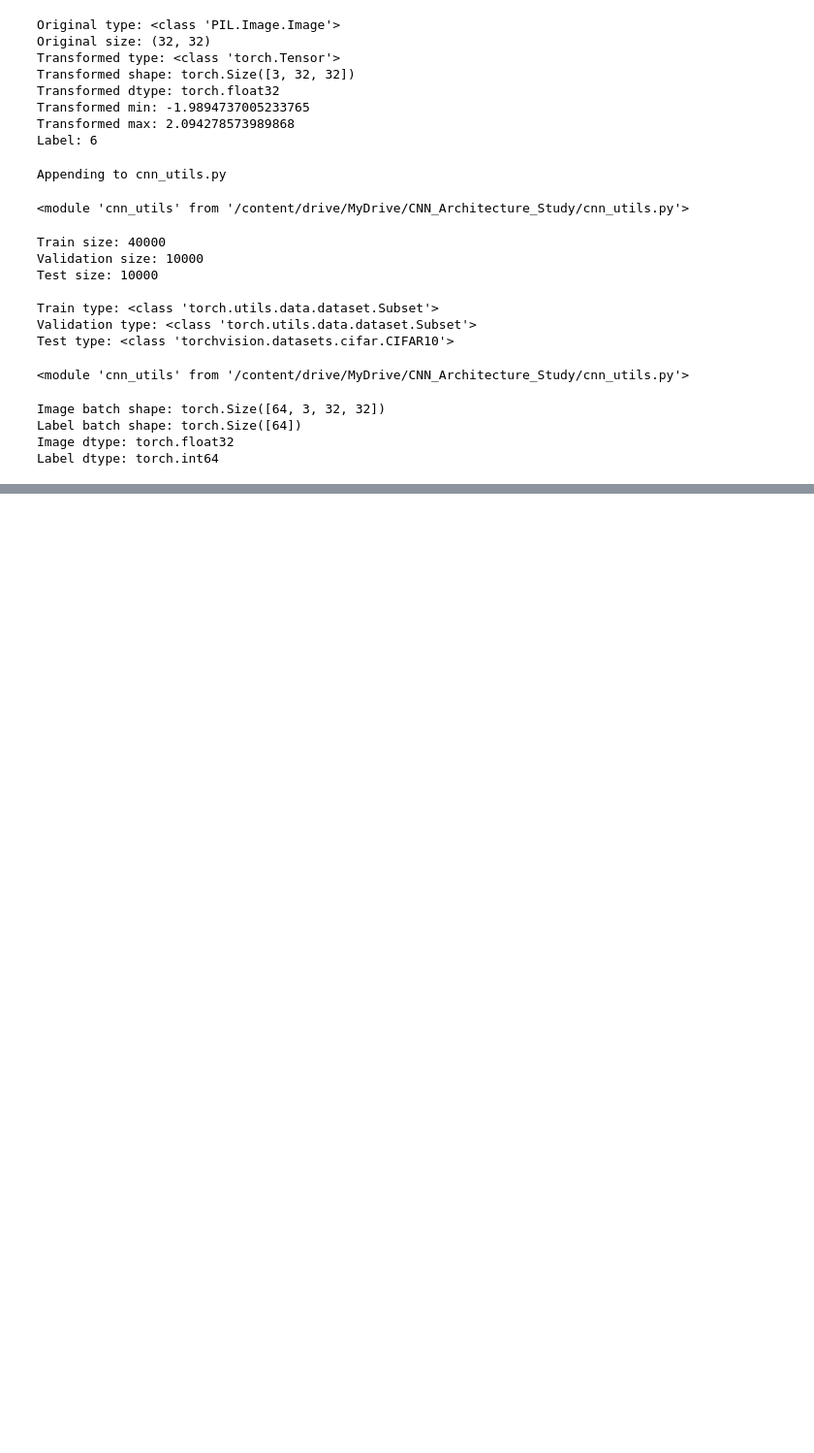
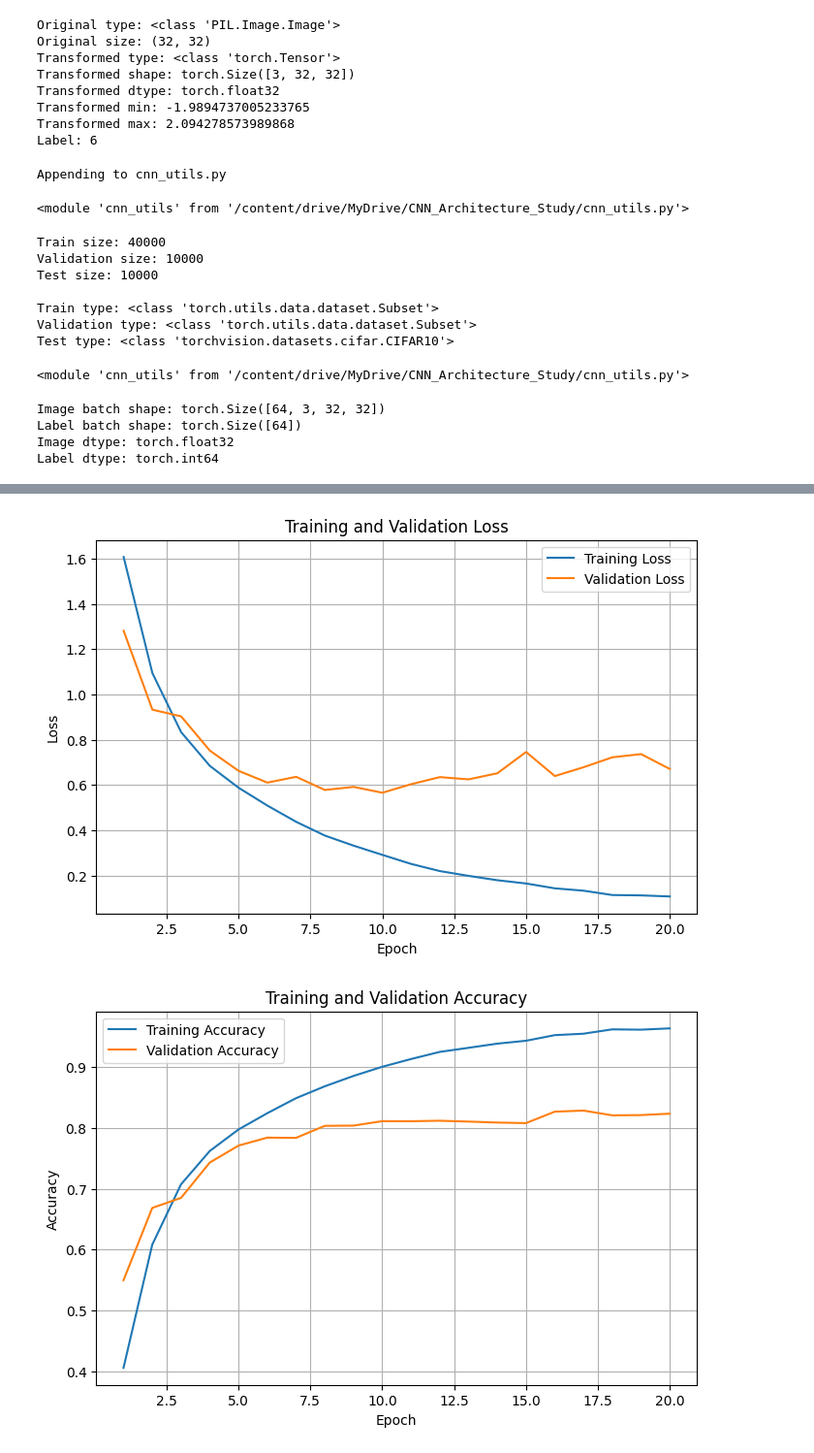
Before and after one commit to davidmba819/cnn-architecture-study, a Jupyter notebook: notebooks/VGG_Experiment.ipynb, the cells around one changed output, grey strips where cells are left out. Shown at 97% size. Drawn from its saved outputs; the diff is of its cells as text; code cells hidden in the pictures; blank space fills up the shorter version.

```diff
--- a/notebooks/VGG_Experiment.ipynb
+++ b/notebooks/VGG_Experiment.ipynb
@@ -357,0 +817,20 @@ no changes added to commit (use "git add" and/or "git commit -a")
+# %%
+vgg5 = VGG(num_blocks=5)
+
+loss_function = nn.CrossEntropyLoss()
+
+optimizer = torch.optim.SGD(
+    vgg5.parameters(),
+    lr=0.01,
+    momentum=0.9
+)
+# %%
+vgg5, history_vgg5 = cnn_utils.train_model(
+    vgg5,
+    train_loader,
+    val_loader,
+    loss_function,
+    optimizer,
+    device,
+    epochs=20
+)
@@ -357,0 +858,5 @@ no changes added to commit (use "git add" and/or "git commit -a")
+# %%
+cnn_utils.plot_history(history_vgg5)
+# %% [output]
+[figure, added]
+[figure, added]
```
Also changed, not shown: parts of 34 cells of this notebook.
